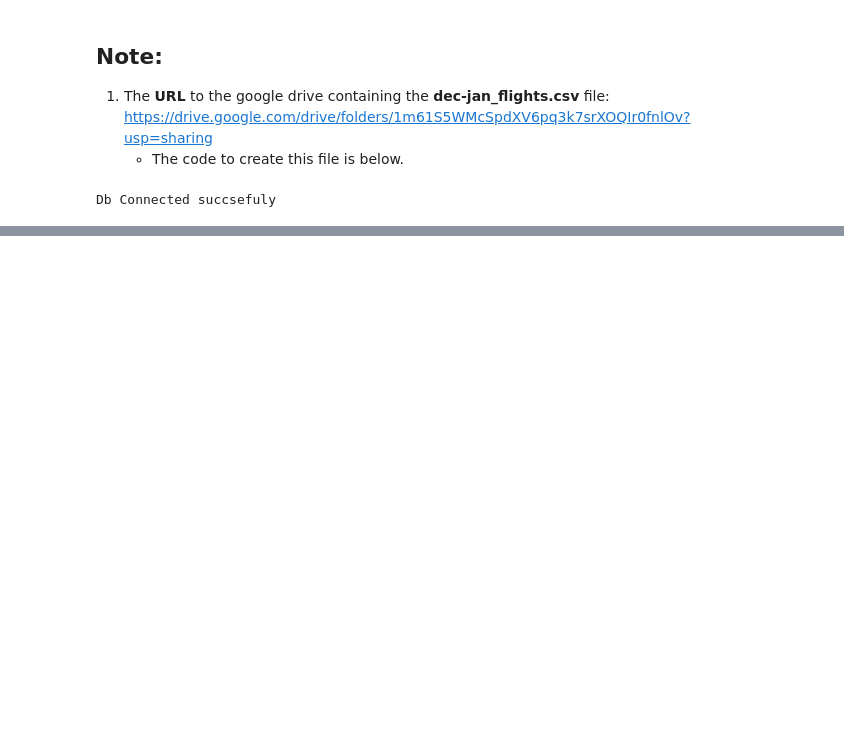
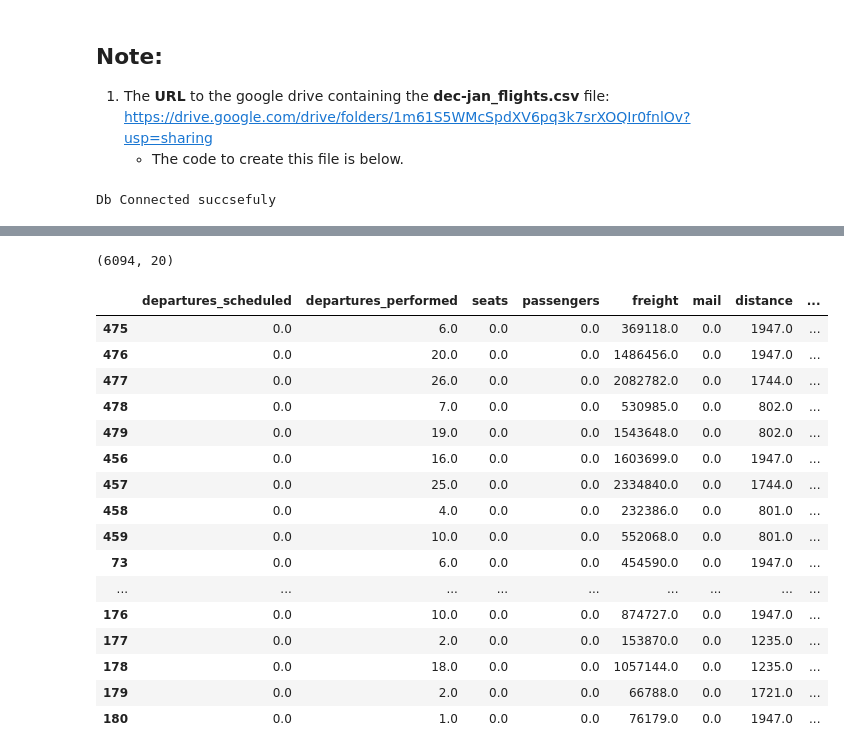
Before and after one commit to jsusnik/flight_predictions, a Jupyter notebook: john/Getting_the_sample.ipynb, the cells around one changed output, grey strips where cells are left out. Saved outputs shown, nothing was run; the diff lists cells and outputs as text; code cells hidden in the pictures; blank space fills up the shorter version.

```diff
--- a/john/Getting_the_sample.ipynb
+++ b/john/Getting_the_sample.ipynb
@@ -92,0 +183,5 @@ flights.to_csv('dec-jan_flights.csv')
+# %%
+passengers_jan_18 = pd.read_csv('data_archive\\passengers_jan_18.csv', sep = ',')
+passengers_dec_18 = pd.read_csv('data_archive\\passengers_dec_18.csv', sep = ',')
+passengers_jan_19 = pd.read_csv('data_archive\\passengers_jan_19.csv', sep = ',')
+passengers_dec_19 = pd.read_csv('data_archive\\passengers_dec_19.csv', sep = ',')
@@ -92,0 +205,9 @@ flights.to_csv('dec-jan_flights.csv')
+# %%
+key_features = ['departures_scheduled', 'departures_performed', 'seats', 'passengers',
+                'freight', 'mail',
+                'distance', 'ramp_to_ramp', 'air_time',
+                'unique_carrier', 'unique_carrier_name', 'aircraft_type',
+                'origin_airport_id', 'origin_city_market_id', 'origin_city_name',
+                'dest_airport_id', 'dest_city_market_id', 'dest_city_name',
+                'year', 'month'
+               ]
@@ -92,0 +218,5 @@ flights.to_csv('dec-jan_flights.csv')
+# %%
+passengers_jan_18_filtered = passengers_jan_18[key_features]
+passengers_dec_18_filtered = passengers_dec_18[key_features]
+passengers_jan_19_filtered = passengers_jan_19[key_features]
+passengers_dec_19_filtered = passengers_dec_19[key_features]
@@ -92,0 +228,3 @@ flights.to_csv('dec-jan_flights.csv')
+# %%
+passengers_filtered = [passengers_jan_18_filtered, passengers_dec_18_filtered, passengers_jan_19_filtered, passengers_dec_19_filtered]
+passengers_filtered = pd.concat(passengers_filtered)
@@ -92,0 +233,25 @@ flights.to_csv('dec-jan_flights.csv')
+# %%
+passengers_filtered.shape # we removed 18 columns
+# %% [output]
+(6094, 20)
+# %%
+# note how this carrier never has a flight scheduled
+passengers_filtered[passengers_filtered['unique_carrier_name']=='AirBridgeCargo Airlines Limited']
+# %% [output]
+|  | departures_scheduled | departures_performed | seats | passengers | freight | mail | distance | ... |
+| 475 | 0.0 | 6.0 | 0.0 | 0.0 | 369118.0 | 0.0 | 1947.0 | ... |
+| 476 | 0.0 | 20.0 | 0.0 | 0.0 | 1486456.0 | 0.0 | 1947.0 | ... |
+| 477 | 0.0 | 26.0 | 0.0 | 0.0 | 2082782.0 | 0.0 | 1744.0 | ... |
+| 478 | 0.0 | 7.0 | 0.0 | 0.0 | 530985.0 | 0.0 | 802.0 | ... |
+| 479 | 0.0 | 19.0 | 0.0 | 0.0 | 1543648.0 | 0.0 | 802.0 | ... |
+| 456 | 0.0 | 16.0 | 0.0 | 0.0 | 1603699.0 | 0.0 | 1947.0 | ... |
+| 457 | 0.0 | 25.0 | 0.0 | 0.0 | 2334840.0 | 0.0 | 1744.0 | ... |
+| 458 | 0.0 | 4.0 | 0.0 | 0.0 | 232386.0 | 0.0 | 801.0 | ... |
+| 459 | 0.0 | 10.0 | 0.0 | 0.0 | 552068.0 | 0.0 | 801.0 | ... |
+| 73 | 0.0 | 6.0 | 0.0 | 0.0 | 454590.0 | 0.0 | 1947.0 | ... |
+| ... | ... | ... | ... | ... | ... | ... | ... | ... |
+| 176 | 0.0 | 10.0 | 0.0 | 0.0 | 874727.0 | 0.0 | 1947.0 | ... |
+| 177 | 0.0 | 2.0 | 0.0 | 0.0 | 153870.0 | 0.0 | 1235.0 | ... |
+| 178 | 0.0 | 18.0 | 0.0 | 0.0 | 1057144.0 | 0.0 | 1235.0 | ... |
+| 179 | 0.0 | 2.0 | 0.0 | 0.0 | 66788.0 | 0.0 | 1721.0 | ... |
+| 180 | 0.0 | 1.0 | 0.0 | 0.0 | 76179.0 | 0.0 | 1947.0 | ... |
```
Also changed, not shown: parts of 31 cells of this notebook, 3 other files.
